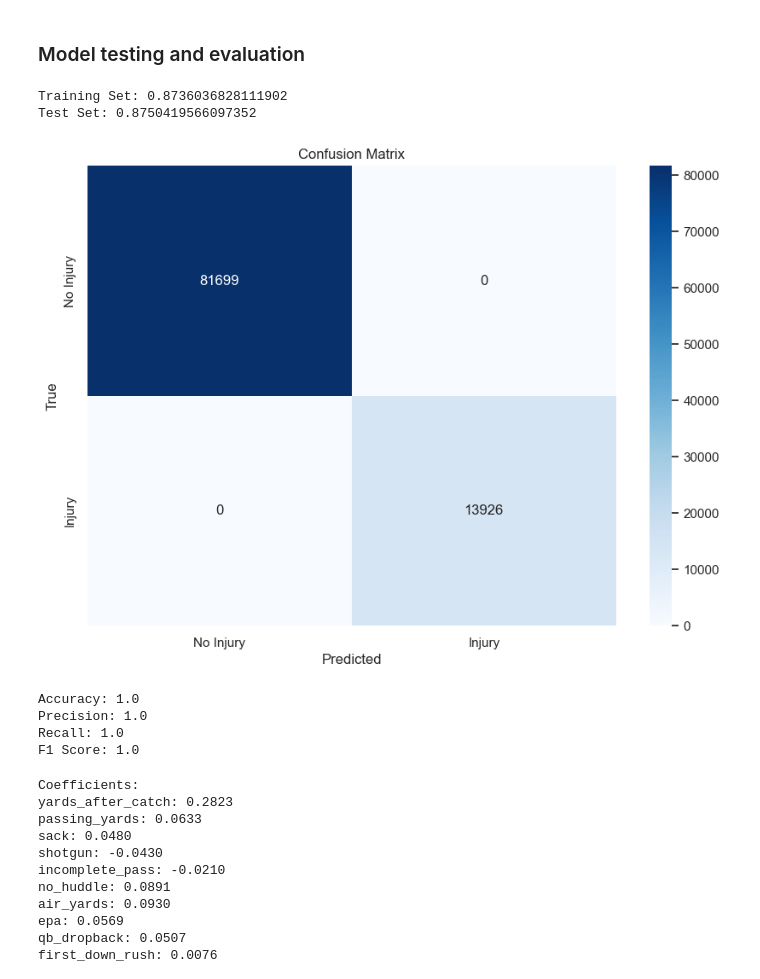
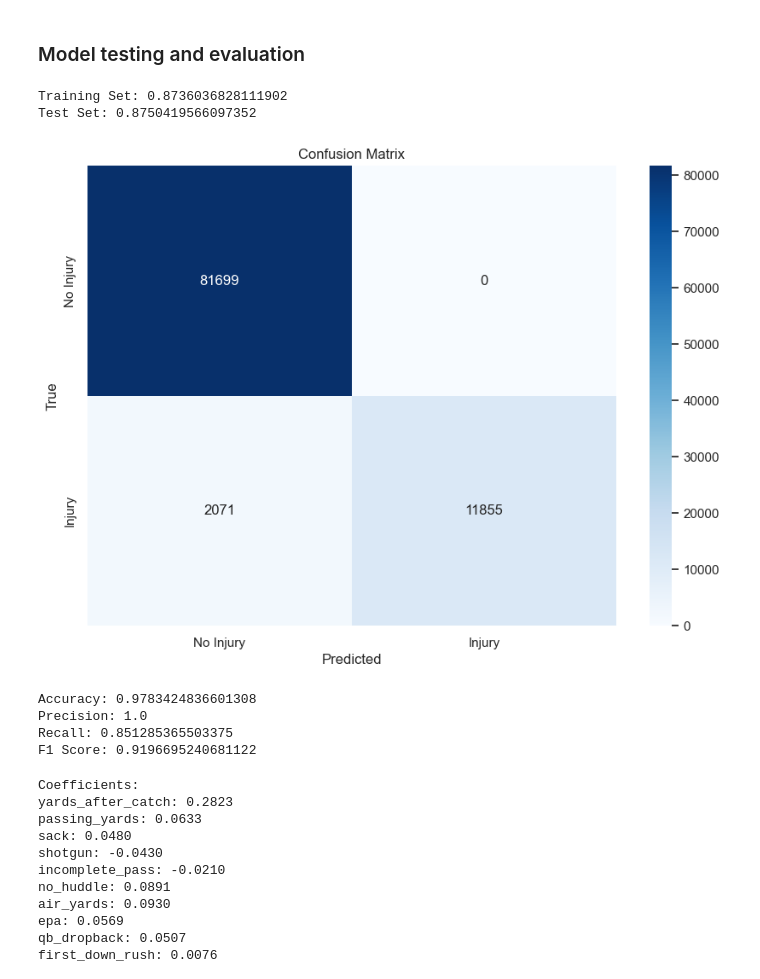
Before and after one commit to daniiprietoo/nfl-injury-analytics, a Jupyter notebook: notebooks/nfl-verse-with-injuries-dataset.ipynb, the cells around one changed output. Saved outputs shown, nothing was run; the diff lists cells and outputs as text; code cells hidden in the pictures.

Commit message:
Update data loading process and enhance model performance metrics in NFL injury prediction dashboard

```diff
--- a/notebooks/nfl-verse-with-injuries-dataset.ipynb
+++ b/notebooks/nfl-verse-with-injuries-dataset.ipynb
@@ -777,29 +781,29 @@ LinearRegression()
 # %%
 from sklearn.metrics import confusion_matrix
 
 #Now test the model
 y_pred = linr.predict(X_test)
 print('Training Set:', linr.score(X_train,y_train))
 print('Test Set:', linr.score(X_test,y_test))
 
 # Convert continuous predictions to binary predictions using a threshold, otherwise the we would get a 3x3 matrix
-# We are using 0.5 as the threshold, but it can be higher or lower
-y_pred_binary = (y_pred > 0.5).astype(int)
+# We are using 0.6 as the threshold, but it can be higher or lower
+y_pred_binary = (y_pred > 0.6).astype(int)
 
 # Calculate confusion matrix to evaluate the model performance and see how many injuries were predicted
 cm = confusion_matrix(y_test, y_pred_binary)
 
 plt.figure(figsize=(10, 7))
 sns.heatmap(cm, annot=True, fmt='d', cmap='Blues', xticklabels=['No Injury', 'Injury'], yticklabels=['No Injury', 'Injury'])
 plt.xlabel('Predicted')
 plt.ylabel('True')
 plt.title('Confusion Matrix')
 plt.savefig('../visualizations/confusion_matrix.png')
 plt.show()
 # %% [output]
 Training Set: 0.8736036828111902
 Test Set: 0.8750419566097352
-[figure, old version]
+[figure, new version]
 # %%
 # now that we have the binary predictions we can calculate the accuracy, precision, recall and f1 score
 from sklearn.metrics import accuracy_score, precision_score, recall_score, f1_score
@@ -808,13 +812,20 @@ precision = precision_score(y_test, y_pred_binary)
 recall = recall_score(y_test, y_pred_binary)
 f1 = f1_score(y_test, y_pred_binary)
 
+# How often the model is correct
 print(f'Accuracy: {accuracy}')
+
+# How many of the predicted injuries were actually injuries
 print(f'Precision: {precision}')
+
+# Recall is focused on the false negative rates, model predicted no injury but there was one
 print(f'Recall: {recall}')
+
+# Considers both precision and recall
 print(f'F1 Score: {f1}')
 # %% [output]
-Accuracy: 1.0
+Accuracy: 0.9783424836601308
 Precision: 1.0
-Recall: 1.0
-F1 Score: 1.0
+Recall: 0.851285365503375
+F1 Score: 0.9196695240681122
 # %%
```
Also changed, not shown: parts of 3 cells of this notebook, 3 other files.
